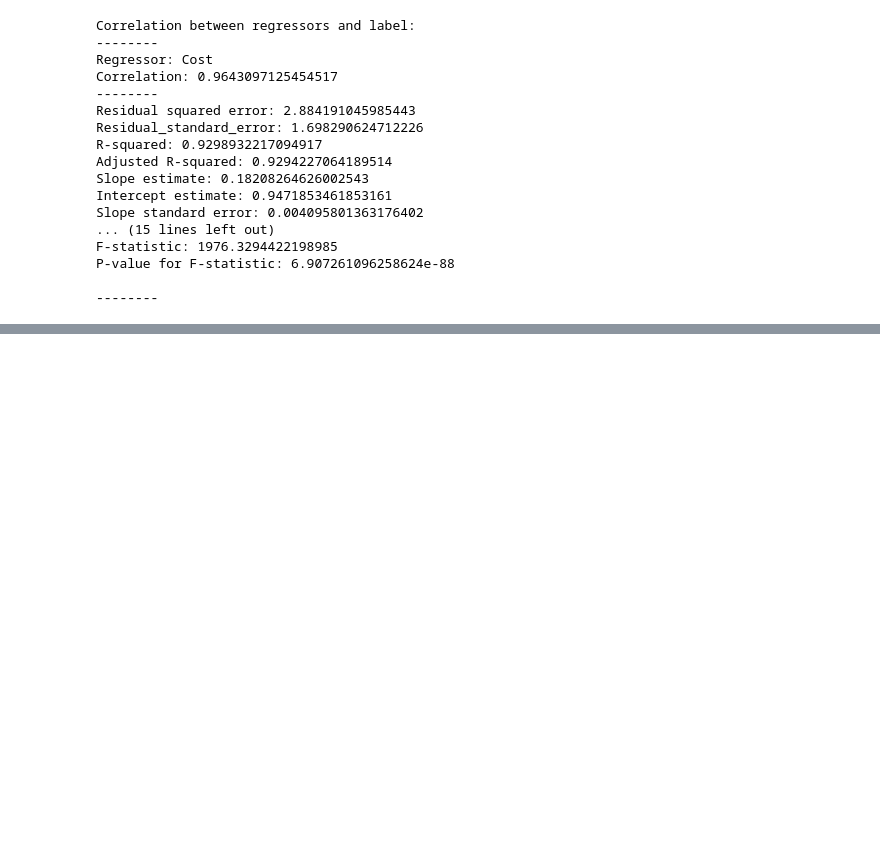
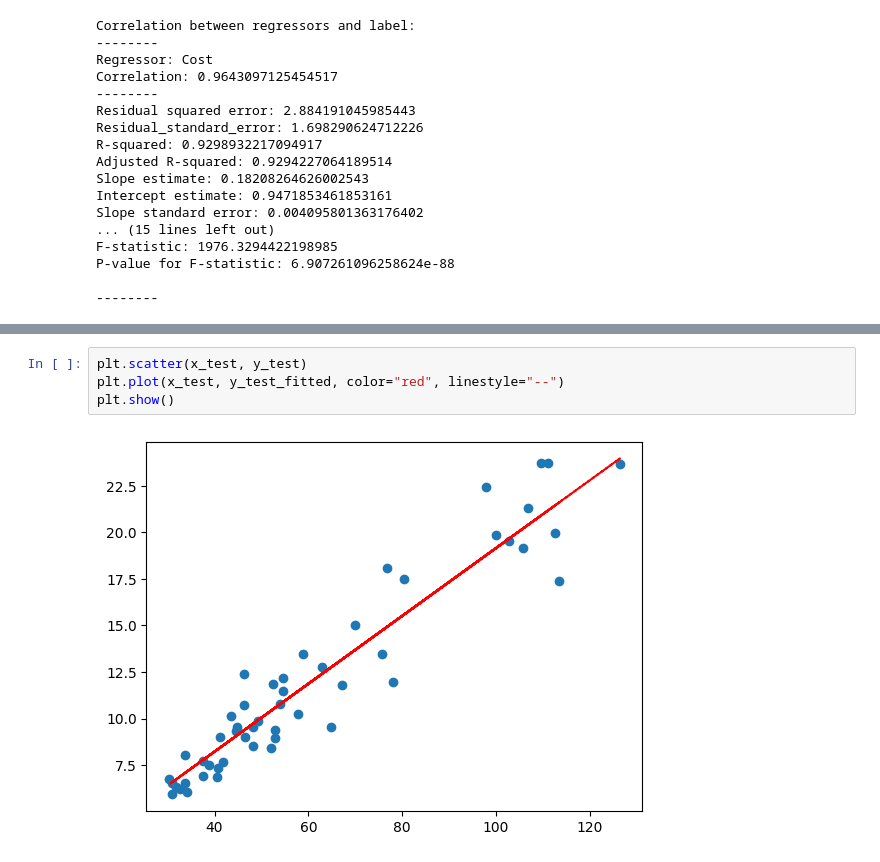
Before and after one commit to MeetPatel89/soccer_simple_reg, a Jupyter notebook: notebooks/soccer_simple_lin_reg.ipynb, the cells around one changed output, grey strips where cells are left out. Cells and saved outputs as stored; diff of their text form; blank space fills up the shorter version.

```diff
--- a/notebooks/soccer_simple_lin_reg.ipynb
+++ b/notebooks/soccer_simple_lin_reg.ipynb
@@ -161,0 +189,6 @@ P-value for F-statistic: 6.907261096258624e-88
+# %%
+plt.scatter(x_test, y_test)
+plt.plot(x_test, y_test_fitted, color="red", linestyle="--")
+plt.show()
+# %% [output]
+[figure, added]
```
Also changed, not shown: parts of 8 cells of this notebook.
